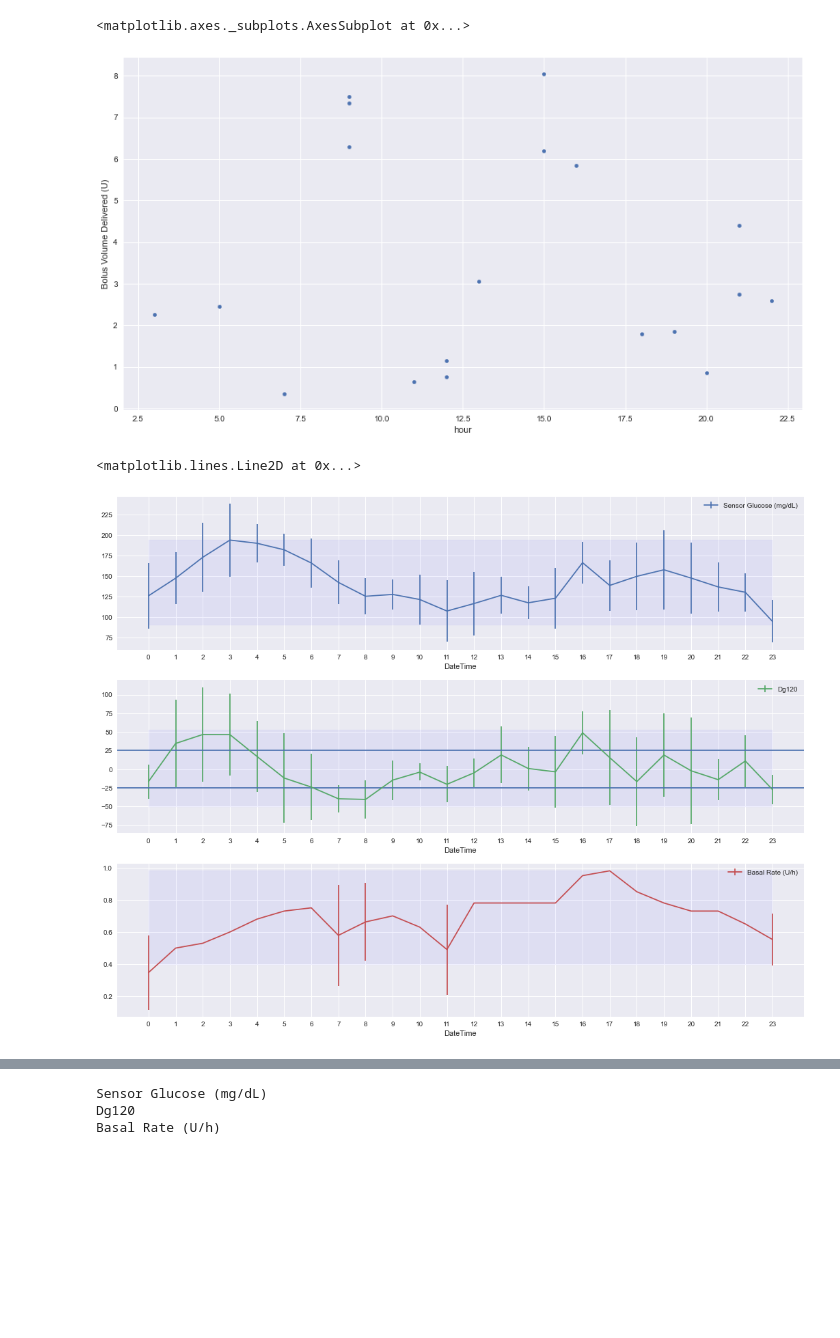
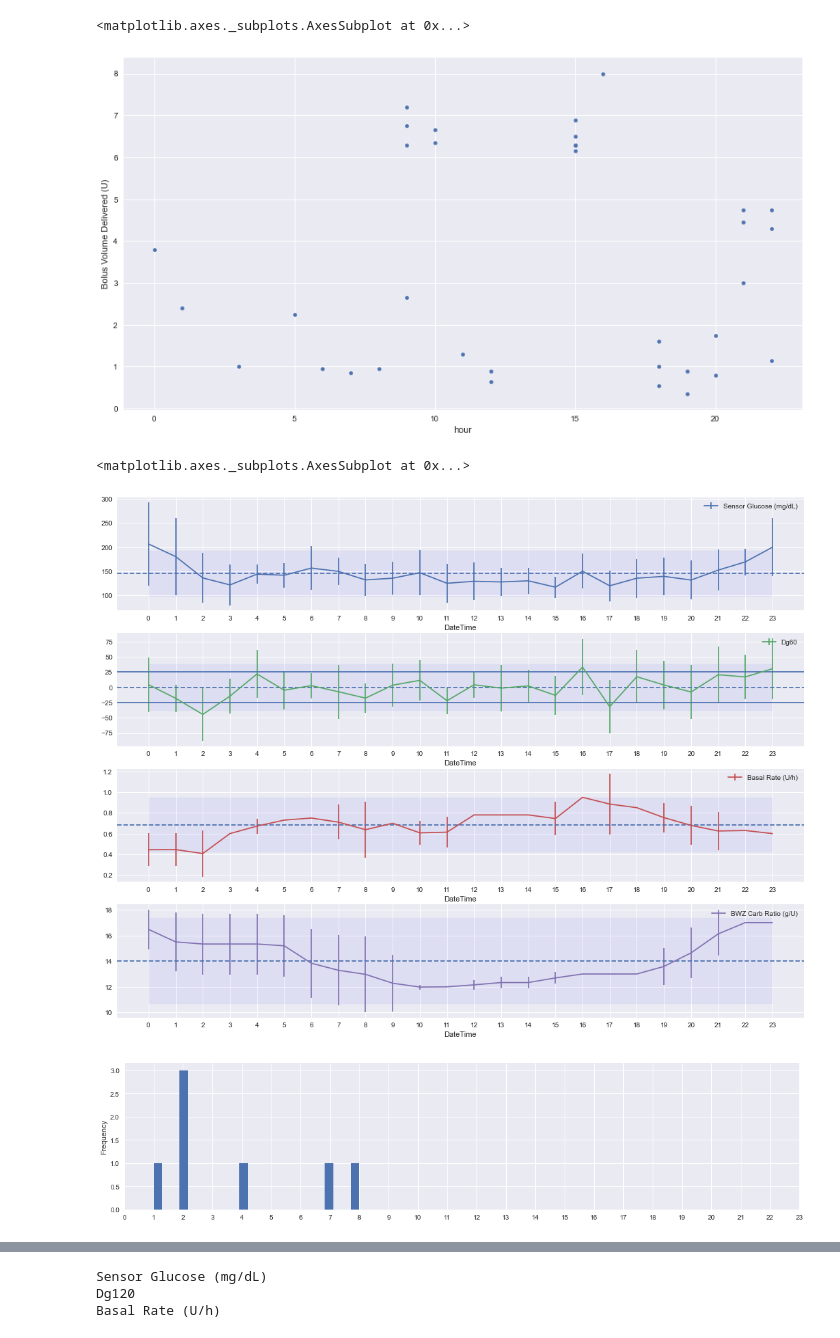
Before and after one commit to gmagannaDevelop/Diabetes-Analysis, a Jupyter notebook: Trend_Descriptive.ipynb, the cells around one changed output, grey strips where cells are left out. Drawn from its saved outputs; the diff is of its cells as text; code cells hidden in the pictures; blank space fills up the shorter version.

Commit message:
:children_crossing: Improving Trend_descriptive.ipynb
It has a new figure with great clinical insight potential.

```diff
--- a/Trend_Descriptive.ipynb
+++ b/Trend_Descriptive.ipynb
@@ -244,2 +243,2 @@ NG1988812H_Maganna_Gustavo_(7-06-20)_(20-06-20)_interpolated.csv
 # %%
-data = import_csv("interpolated/NG1988812H_Maganna_Gustavo_(29-03-20)_(20-06-20)_interpolated.csv")
+raw = import_csv("interpolated/NG1988812H_Maganna_Gustavo_(20-06-20)_(3-07-20)_interpolated.csv")
@@ -252,9 +270,9 @@ my_columns = [
     'BG Reading (mg/dL)', 'Basal Rate (U/h)', 'Temp Basal Amount',
     'Temp Basal Type', 'Temp Basal Duration (h:mm:ss)', 'Bolus Volume Delivered (U)',
     'BWZ Active Insulin (U)', 'Sensor Calibration BG (mg/dL)', 'Sensor Glucose (mg/dL)',
-    'ISIG Value', 'hour', 'minute', 'x(t)', 'y(t)'
+    'ISIG Value', 'hour', 'minute', 'x(t)', 'y(t)', 'Alarm', 'BWZ Carb Ratio (g/U)'
 ]
-data = data[my_columns]
+data = raw[my_columns]
 deltas = [1, 5, 15, 30, 60, 120]
 woo = pd.DataFrame()
 for i in deltas:
@@ -275,3 +282,5 @@ data.head()
+# %%
+data["BWZ Carb Ratio (g/U)"] = data["BWZ Carb Ratio (g/U)"].fillna(method="ffill")
 # %%
 data.columns
 # %% [output]
@@ -345,6 +355,6 @@ Number of days in data : 87
 # %%
-n_month = 30
-n_latest = 4
+n_month = 15
+n_latest = 7
 #month = data.loc[dates[len(dates) - n_month]:dates[-1], :] if n_month < n_total else None
 latest = data.loc[dates[len(dates)- n_latest]:dates[-1], :] if n_latest < n_total else None
 lday = data.loc[dates[len(dates)- 1]:dates[-1], :] if n_latest < n_total else None
@@ -395,29 +390,38 @@ mean.plot(
 latest.plot(x="hour", y="Bolus Volume Delivered (U)", kind="scatter")
 # %% [output]
 <matplotlib.axes._subplots.AxesSubplot at 0x...>
-[figure, old version]
+[figure, new version]
 # %%
 grouped = latest.groupby(latest.index.hour)[[
-    "Sensor Glucose (mg/dL)", "Dg120", "Basal Rate (U/h)"
+    "Sensor Glucose (mg/dL)", "Dg60", "Basal Rate (U/h)", "BWZ Carb Ratio (g/U)"
 ]]
 
 mean = grouped.mean()
 std = grouped.std()
+sem = grouped.sem()
 
 ax = mean.plot(
     yerr=std,
     xticks=range(24),
     subplots=True,
     figsize=(18,14),
     sharex=False
 )
+
 #ax[1].axhline()
 for i, column in enumerate(mean):
     ma, mstd = mean[column].mean(), mean[column].std()
     ax[i].fill_between(range(24), ma - 2 * mstd, ma + 2 * mstd, color='b', alpha=0.05)
+    ax[i].axhline(ma, linestyle="--")
 
+# Add limits for differences :
 ax[1].axhline(-25)
 ax[1].axhline(25)
+plt.figure()
+latest[ latest.Alarm == 'SUSPEND BEFORE LOW ALARM, QUIET' ].hour.plot(
+    kind="hist", xticks=range(24), figsize=(18,4), bins=24
+)
 # %% [output]
-<matplotlib.lines.Line2D at 0x...>
+<matplotlib.axes._subplots.AxesSubplot at 0x...>
-[figure, old version]
+[figure, new version]
+[figure, added]
```
Also changed, not shown: parts of 26 cells of this notebook, 2 other files.
